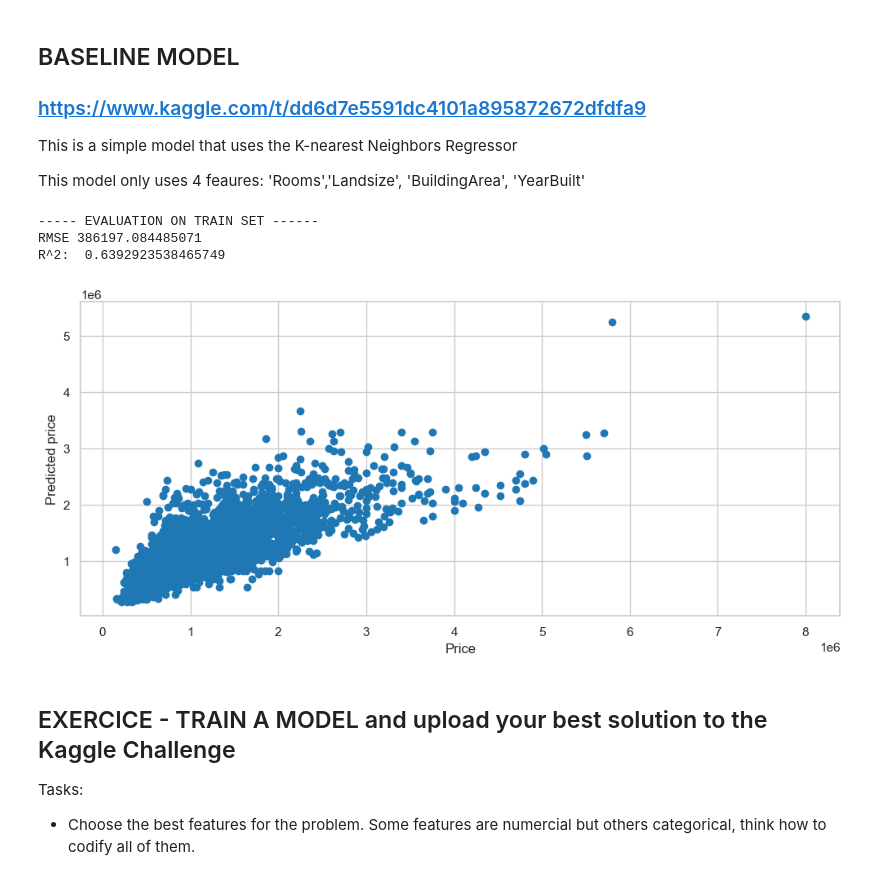
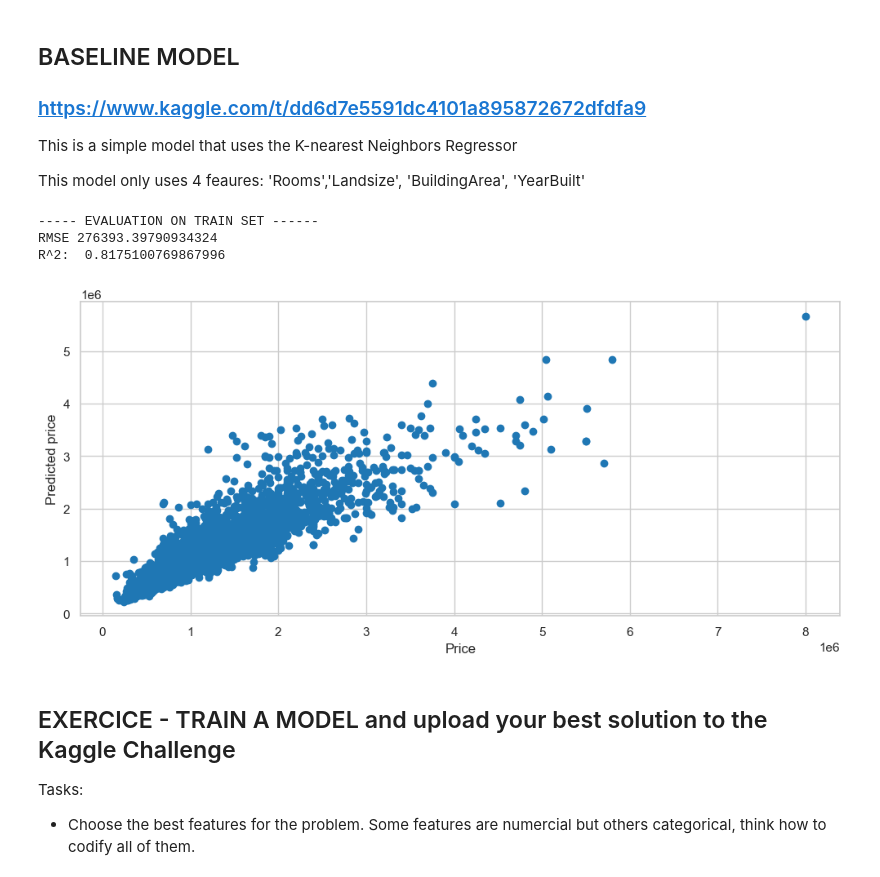
Before and after one commit to Veroski/ml_ub, a Jupyter notebook: notebooks/Session1.ipynb, the cells around one changed output. Drawn from its saved outputs; the diff is of its cells as text; code cells hidden in the pictures.

```diff
--- a/notebooks/Session1.ipynb
+++ b/notebooks/Session1.ipynb
@@ -273,0 +267,6 @@ plt.show()
+# %%
+train_set['YearBuilt'] = train_set['YearBuilt'].astype('int64')
+test_set['YearBuilt'] = test_set['YearBuilt'].astype('int64')
+
+train_set['BuildingAge'] = train_set['Year'] - train_set['YearBuilt']
+test_set['BuildingAge'] = test_set['Year'] - test_set['YearBuilt']
@@ -273,0 +283,6 @@ plt.show()
+# %%
+train_set['Landsize'] = np.log1p(train_set['Landsize'])
+test_set['Landsize'] = np.log1p(test_set['Landsize'])
+
+train_set['BuildingArea'] = np.log1p(train_set['BuildingArea'])
+test_set['BuildingArea'] = np.log1p(test_set['BuildingArea'])
@@ -273,0 +396,3 @@ plt.show()
+# %%
+train_set['Property_density'] = np.log1p(train_set['Property_density'])
+test_set['Property_density'] = np.log1p(test_set['Property_density'])
@@ -279,52 +441,64 @@ This is a simple model that uses the K-nearest Neighbors Regressor
 
 This model only uses 4 feaures: 'Rooms','Landsize', 'BuildingArea', 'YearBuilt'
 # %%
+## the features
+features = ['Car','YearBuilt','Lattitude','Longtitude','Total_rooms','h','u','Northern Metropolitan','Southern Metropolitan','Western Metropolitan']
 
-## the features
+## DEFINE YOUR FEATURES
+X = train_set[features]
+y = train_set[['Price']]
 
-features = ['Rooms','Landsize', 'BuildingArea', 'YearBuilt']
-## DEFINE YOUR FEATURES
-X = train_set_convertido[features].fillna(0)
-y = train_set_convertido[['Price']]
+## Standardize the features
+from sklearn.preprocessing import StandardScaler
+
+scaler = StandardScaler()
+
+# Estandarizamos las características (X)
+X_scaled = scaler.fit_transform(X)
 
 ## the model
 # KNeighborsRegressor
 from sklearn import neighbors
-n_neighbors = 3 # you can modify this paramenter (ONLY THIS ONE!!!)
+n_neighbors = 3 # you can modify this parameter (ONLY THIS ONE!!!)
 model = neighbors.KNeighborsRegressor(n_neighbors)
 
-## fit the model
-model.fit(X, y)
+## fit the model with standardized features
+model.fit(X_scaled, y)
 
-## predict training set
-y_pred = model.predict(X)
+## predict training set using standardized features
+y_pred = model.predict(X_scaled)
 
 ## Evaluate the model and plot it
 from sklearn.metrics import mean_squared_error, r2_score
 print("----- EVALUATION ON TRAIN SET ------")
-print("RMSE",np.sqrt(mean_squared_error(y, y_pred)))
-print("R^2: ",r2_score(y, y_pred))
-
+print("RMSE", np.sqrt(mean_squared_error(y, y_pred)))
+print("R^2: ", r2_score(y, y_pred))
 
 plt.scatter(y, y_pred)
 plt.xlabel('Price')
-plt.ylabel('Predicted price');
+plt.ylabel('Predicted price')
 plt.show()
 
-## predict the test set and generate the submission file
-X_test = test_set_convertido[features].fillna(0)
-y_pred = model.predict(X_test)
+## predict the test set
+X_test = test_set[features].fillna(0)
 
-df_output = pd.DataFrame(y_pred)
+# Estandarizar las características del conjunto de test
+X_test_scaled = scaler.transform(X_test)
+
+# Predecir usando el conjunto de test estandarizado
+y_pred_test = model.predict(X_test_scaled)
+
+# Crear el DataFrame de salida con las predicciones
+df_output = pd.DataFrame(y_pred_test)
 df_output = df_output.reset_index()
-df_output.columns = ['index','Price']
+df_output.columns = ['index', 'Price']
 
-df_output.to_csv('output/session1/baseline.csv',index=False)
+df_output.to_csv('output/session1/baseline.csv', index=False)
 # %% [output]
 ----- EVALUATION ON TRAIN SET ------
-RMSE 386197.084485071
-R^2:  0.6392923538465749
+RMSE 276393.39790934324
+R^2:  0.8175100769867996
-[figure, old version]
+[figure, new version]
 # %% [markdown]
 ## EXERCICE - TRAIN A MODEL and upload your best solution to the Kaggle Challenge
 
```
Also changed, not shown: parts of 54 cells of this notebook, 12 other files.
